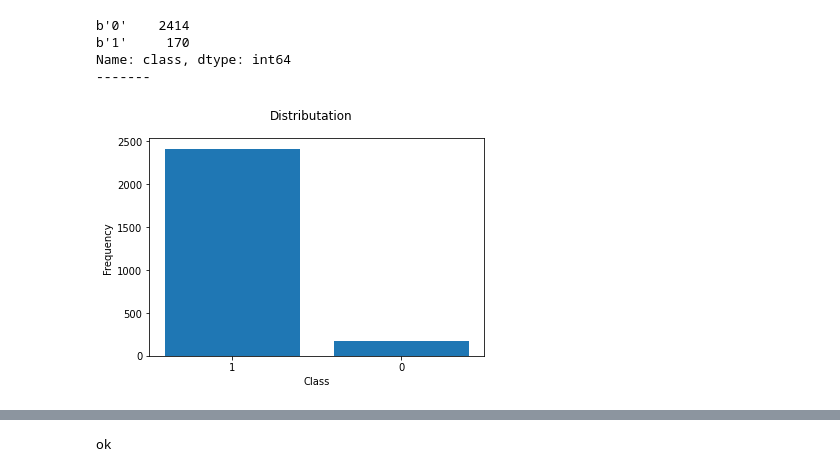
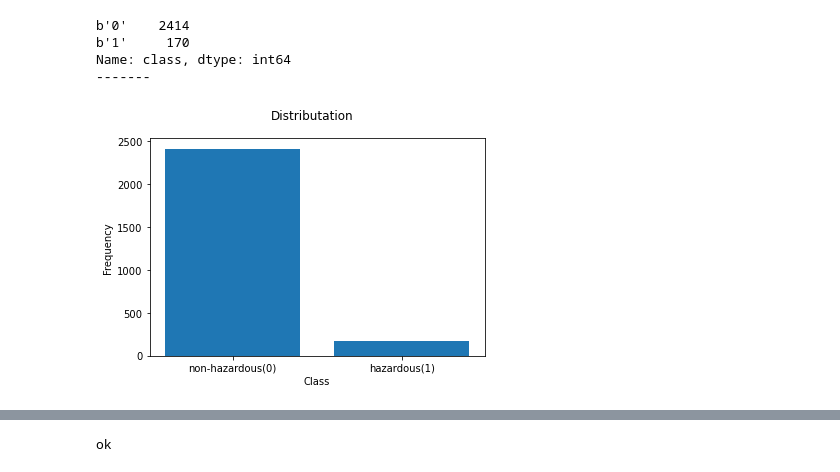
Before and after one commit to Amir-h055/Machine-Learning, a Jupyter notebook: project/Classification/Seismic_Bumps.ipynb, the cells around one changed output, grey strips where cells are left out. Cells and saved outputs as stored; diff of their text form; code cells hidden in the pictures.

```diff
--- a/project/Classification/Seismic_Bumps.ipynb
+++ b/project/Classification/Seismic_Bumps.ipynb
@@ -51,12 +51,12 @@ Name: class, dtype: int64
 # %%
 plt.plot()
 plt.ylabel('Frequency')
 plt.xlabel('Class')
-plt.bar( ("1","0"), frequency)
+plt.bar( ("non-hazardous(0)","hazardous(1)"), frequency)
 plt.suptitle("Distributation")
 plt.show()
 # %% [output]
-[figure, old version]
+[figure, new version]
 # %%
 df.dtypes
 # %% [output]
```
Also changed, not shown: parts of 5 cells of this notebook.
